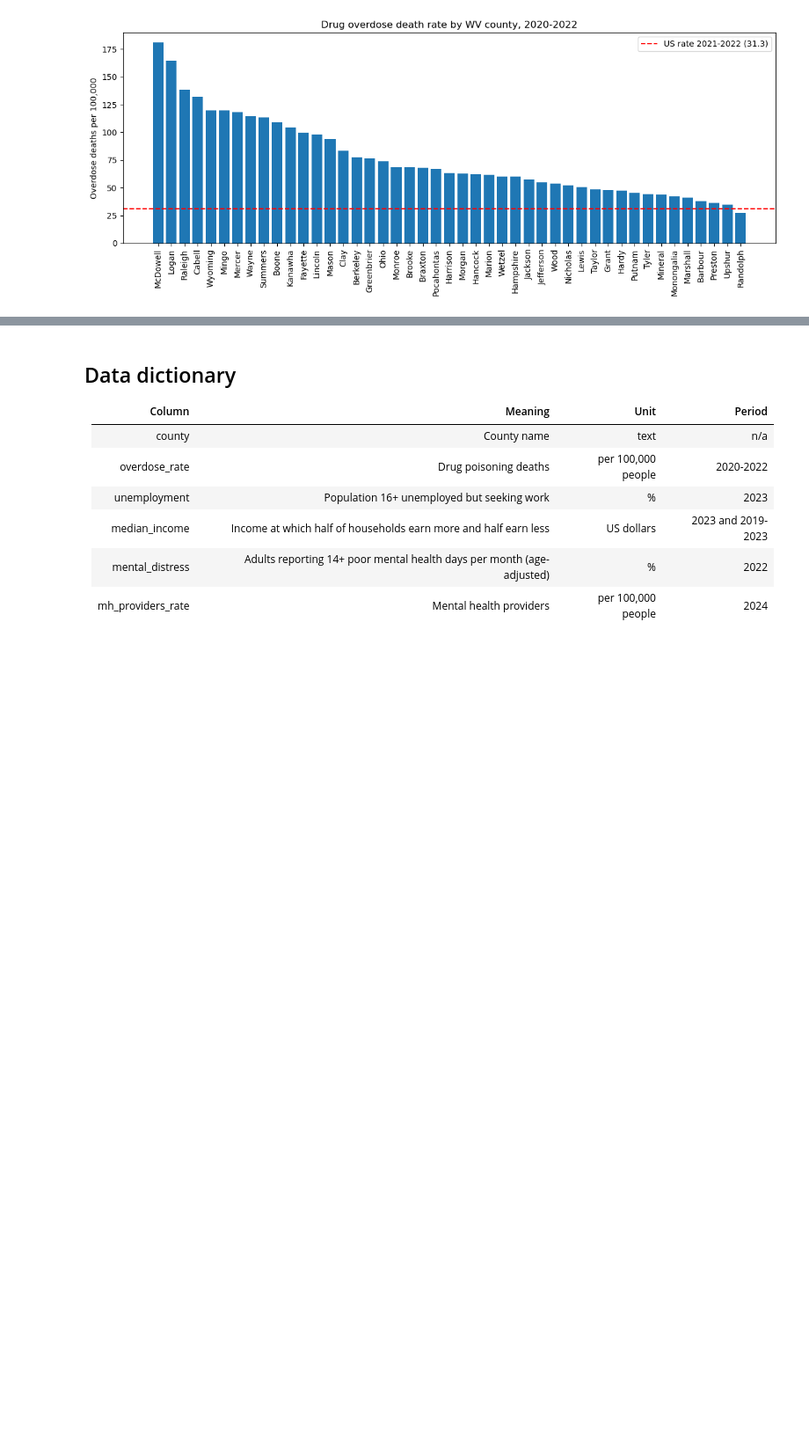
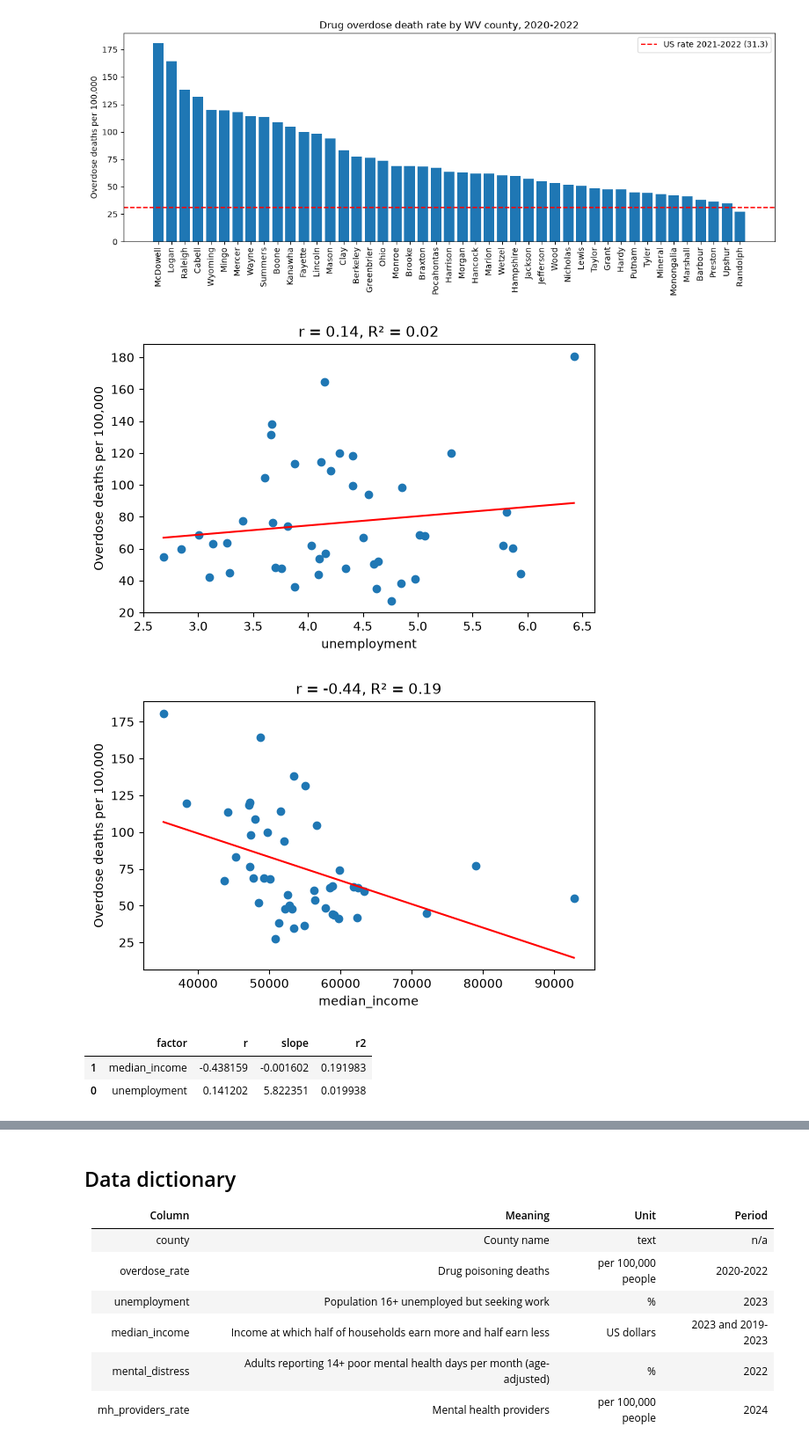
Before and after one commit to yovelavewyanet/wv-overdose-project, a Jupyter notebook: notebook.ipynb, the cells around one changed output, grey strips where cells are left out. Shown at 88% size. Saved outputs shown, nothing was run; the diff lists cells and outputs as text; code cells hidden in the pictures; blank space fills up the shorter version.

Commit message:
Add plot_and_fit helper and RQ2 plots

```diff
--- a/notebook.ipynb
+++ b/notebook.ipynb
@@ -92,3 +92,15 @@ Name: overdose_rate, dtype: float64
 0    Barbour      38.034062
 22  Marshall      41.124819
 [figure]
+# %%
+from helpers import plot_and_fit
+
+factors = ["unemployment", "median_income"]
+results = [plot_and_fit(df, c) for c in factors]
+pd.DataFrame(results).sort_values("r2", ascending=False)
+# %% [output]
+[figure, added]
+[figure, added]
+|  | factor | r | slope | r2 |
+| 1 | median_income | -0.438159 | -0.001602 | 0.191983 |
+| 0 | unemployment | 0.141202 | 5.822351 | 0.019938 |
```
Also changed, not shown: parts of 1 cell of this notebook, 1 other file.
